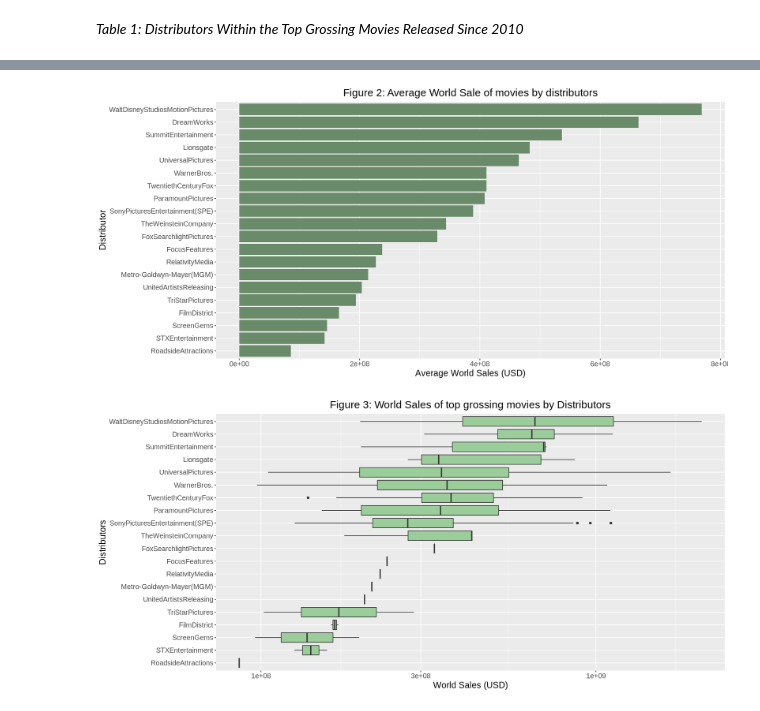
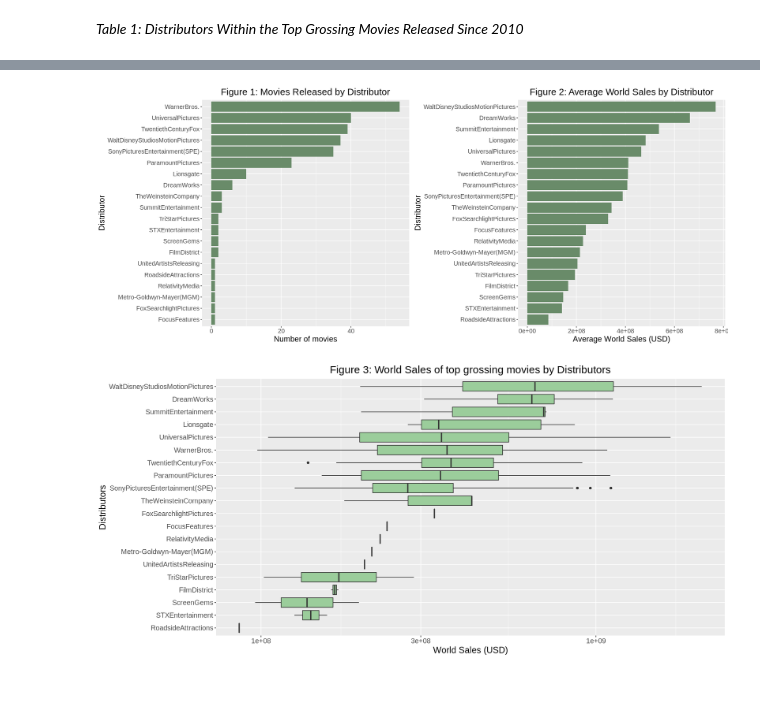
Before and after one commit to starsurfer87/DSCI100-Group-Project, a Jupyter notebook: thedreadedassignment.ipynb, the cells around one changed output, grey strips where cells are left out. Cells and saved outputs as stored; diff of their text form; code cells hidden in the pictures.

```diff
--- a/thedreadedassignment.ipynb
+++ b/thedreadedassignment.ipynb
@@ -208,12 +209,10 @@ movies_test <- testing(movies_split)
 # %%
 # table showing distributors within the top grossing movies released since 2010
 # can use knitr to add table numbers (currently just using markdown)
-num_obs <- nrow(movies_train)
 
 distributor_estimates <- movies_train %>%
                                 group_by(Distributor) %>%
-                                summarize(movies_produced = n(),
-                                          percentage = n() / num_obs * 100,
+                                summarize(movies_released = n(),
                                           mean_world_sales = mean(World_Sales),
                                           mean_duration = mean(Duration, na.rm = TRUE)) %>%
                                 arrange(desc(mean_world_sales))
@@ -236,17 +256,15 @@ A tibble: 20 × 5
 # visualization of movie distributors and movie sales
 
 distributors_by_movies <- distributor_estimates %>%
-                            ggplot(aes(x = reorder(Distributor, movies_produced),
-                                       y = movies_produced)) +
+                            ggplot(aes(x = reorder(Distributor, movies_released),
+                                       y = movies_released)) +
                             geom_bar(stat = "identity", fill = "darkseagreen4") +
                             xlab("Distributor") +
-                            ylab("Number of movies with high world sales") +
+                            ylab("Number of movies") +
                             theme(text = element_text(size = 15),
                                   legend.position = "none",
                                   plot.title = element_text(hjust = 0.5)) +
-                            ggtitle("Figure 1: Number of movies produced since 2010 \n by distributor") +
+                            ggtitle("Figure 1: Movies Released by Distributor") +
                             coord_flip()
 
 options(repr.plot.width = 15, repr.plot.height = 7)
-
-distributors_by_movies
@@ -255,23 +271,24 @@ distributors_by_movies
 # %%
 # mean world sales
 
 distributor_sales_plot <- distributor_estimates %>%
                             ggplot(aes(x = reorder(Distributor, mean_world_sales),
                                        y = mean_world_sales)) +
                             geom_bar(stat = "identity", fill = "darkseagreen4")  +
                             xlab("Distributor") +
                             ylab("Average World Sales (USD)") +
                             labs(fill = "Distributor") +
                             theme(text = element_text(size = 15),
                                   legend.position = "none",
                                   plot.title = element_text(hjust = 0.5)) +
-                            ggtitle("Figure 2: Average World Sale of movies by distributors") +
+                            ggtitle("Figure 2: Average World Sales by Distributor") +
                             coord_flip()
 
-options(repr.plot.width = 15, repr.plot.height = 7)
-distributor_sales_plot
+options(repr.plot.width = 17, repr.plot.height = 7)
+
+grid.arrange(distributors_by_movies, distributor_sales_plot, ncol = 2)  # plot 2 graph side-by-side for comparison
 # %% [output]
-[figure, old version]
+[figure, new version]
 # %%
 # boxplot of whole data set for Distributor & World_Sales (shows min, max, median of each, outliers)
 
```
Also changed, not shown: parts of 8 cells of this notebook.
